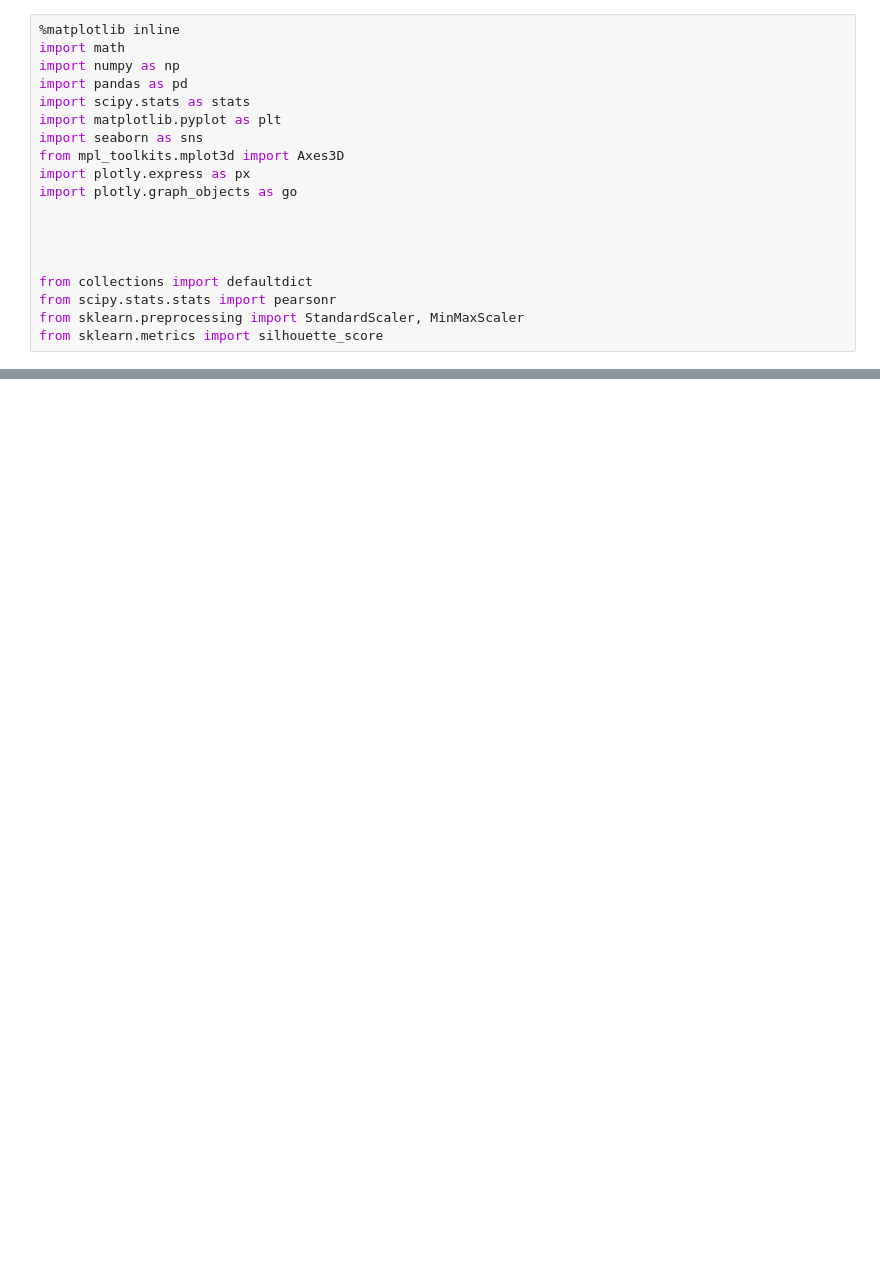
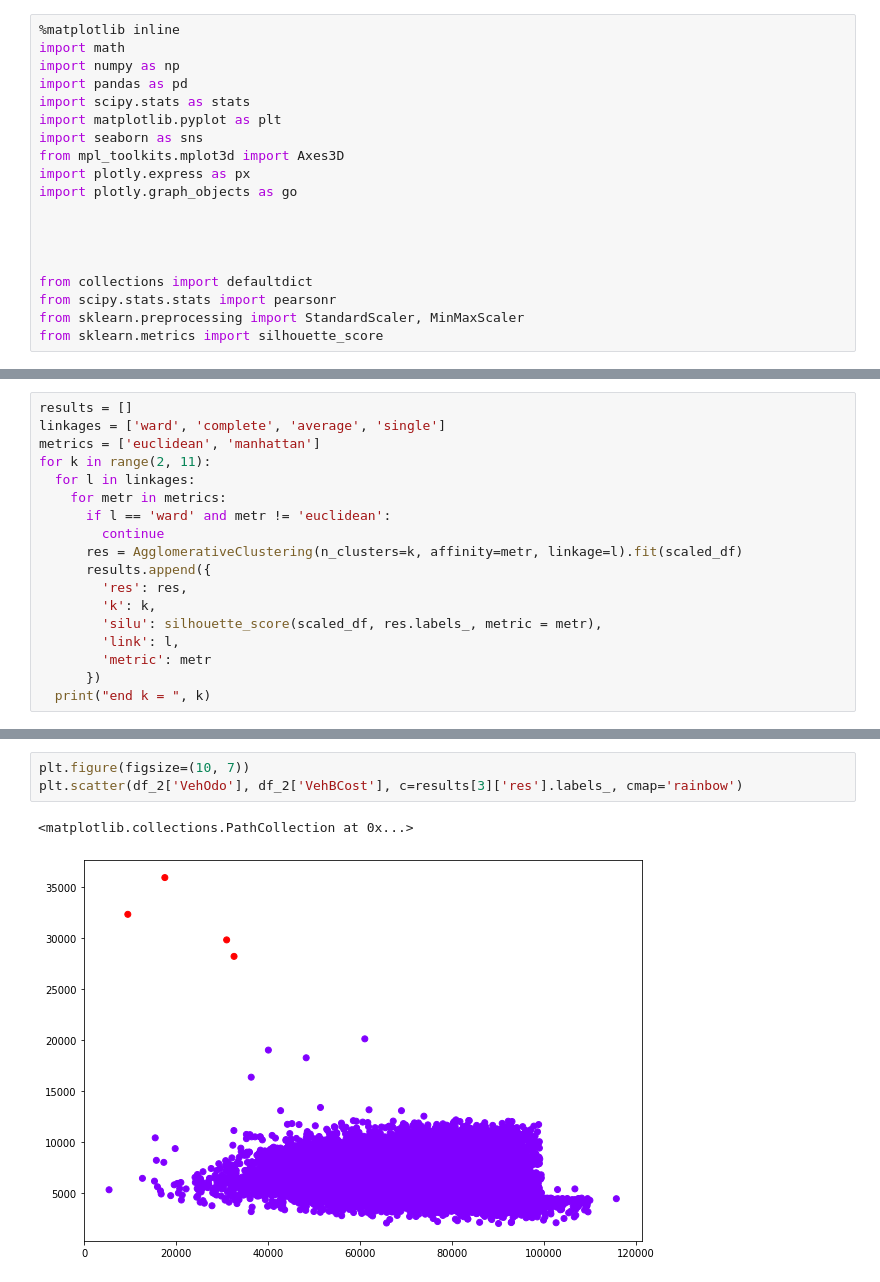
Before and after one commit to andybbruno/DataMining, a Jupyter notebook: lore_backup_colab/Hierarchical.ipynb, the cells around one changed output, grey strips where cells are left out. Drawn from its saved outputs; the diff is of its cells as text; blank space fills up the shorter version.

```diff
--- a/lore_backup_colab/Hierarchical.ipynb
+++ b/lore_backup_colab/Hierarchical.ipynb
@@ -43,0 +53,18 @@ from scipy.cluster.hierarchy import linkage, dendrogram
+# %%
+results = []
+linkages = ['ward', 'complete', 'average', 'single']
+metrics = ['euclidean', 'manhattan']
+for k in range(2, 11):
+  for l in linkages:
+    for metr in metrics:
+      if l == 'ward' and metr != 'euclidean':
+        continue
+      res = AgglomerativeClustering(n_clusters=k, affinity=metr, linkage=l).fit(scaled_df)
+      results.append({
+        'res': res,
+        'k': k,
+        'silu': silhouette_score(scaled_df, res.labels_, metric = metr),
+        'link': l,
+        'metric': metr
+      })
+  print("end k = ", k)
@@ -43,0 +81,6 @@ from scipy.cluster.hierarchy import linkage, dendrogram
+# %%
+plt.figure(figsize=(10, 7))
+plt.scatter(df_2['VehOdo'], df_2['VehBCost'], c=results[3]['res'].labels_, cmap='rainbow')
+# %% [output]
+<matplotlib.collections.PathCollection at 0x...>
+[figure, added]
```
Also changed, not shown: parts of 16 cells of this notebook.
